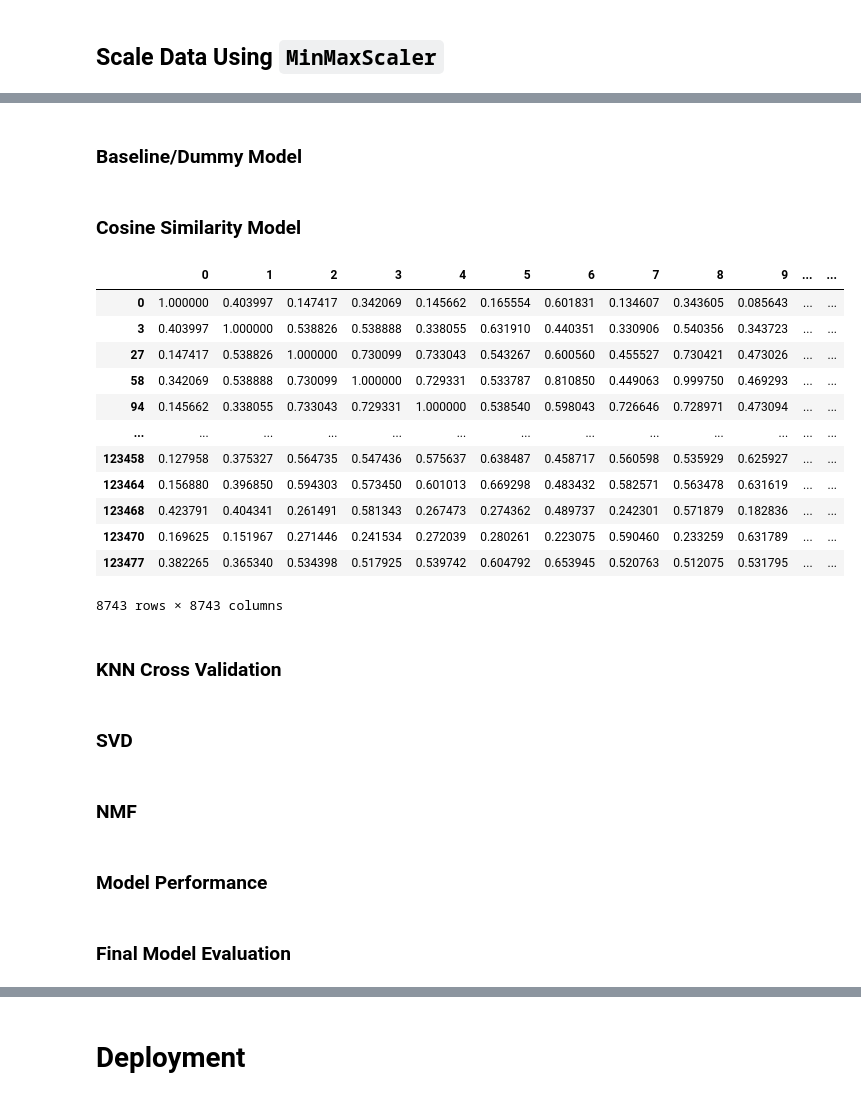
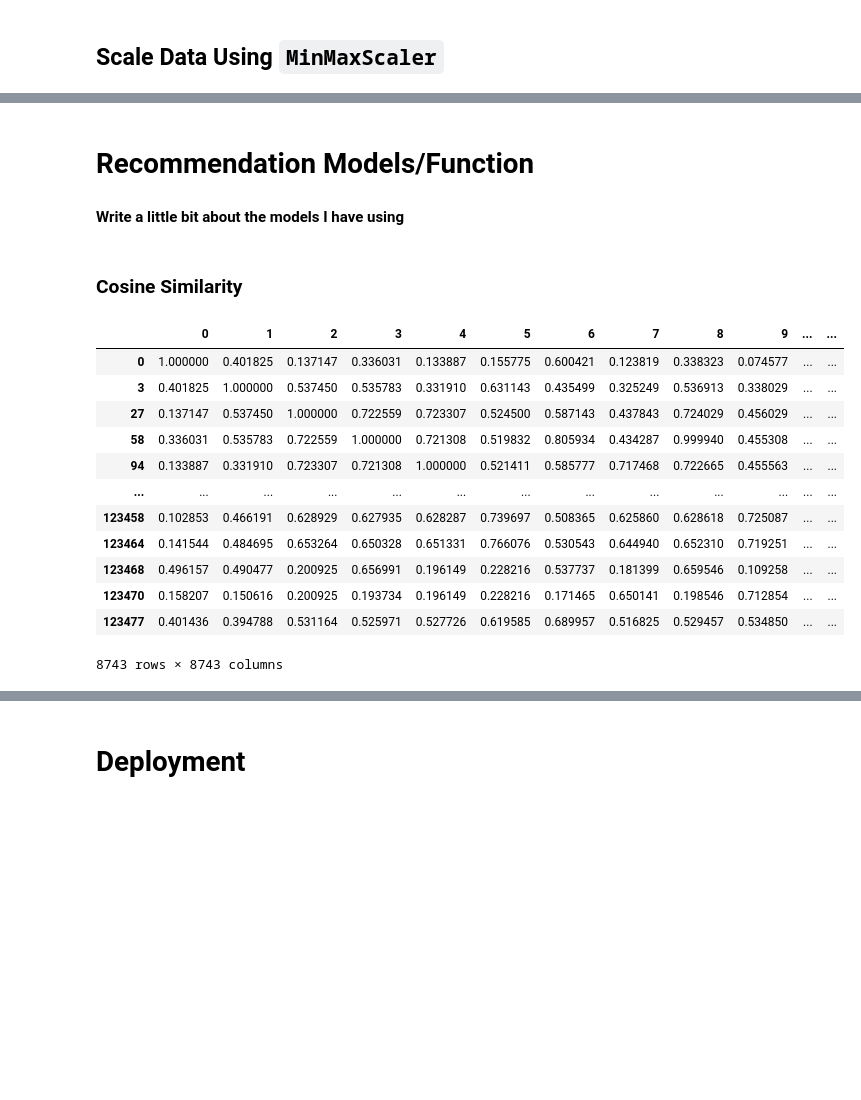
Before and after one commit to jsiddiqui85/Capstone_Recommendation_System, a Jupyter notebook: Workspace/Amazon_Prime_Video_Initial_EDA.ipynb, the cells around one changed output, grey strips where cells are left out. Saved outputs shown, nothing was run; the diff lists cells and outputs as text; code cells hidden in the pictures; blank space fills up the shorter version.

```diff
--- a/Workspace/Amazon_Prime_Video_Initial_EDA.ipynb
+++ b/Workspace/Amazon_Prime_Video_Initial_EDA.ipynb
@@ -576,5 +582,5 @@ imdb_imputed = imputer.fit_transform(imdb_df)
 # %%
 # Reassign final dataframe with imputed column
-final_movies_df['imdb_score'] = imdb_imputed
+model_df['imdb_score'] = imdb_imputed
 # %%
 # Sanity check to ensure all of the nulls have been imputed
@@ -595,9 +597,10 @@ Since a lot of the information in `cos_model_df` are in different scales, I am g
 # Instantiate MinMaxScaler
 scaler = MinMaxScaler()
 # %%
+# Create a cols variable with the imdb_score column
+cols = ['imdb_score']
 # Fit and transform on training data
-scaled = scaler.fit_transform(final_movies_df)
+scaled = scaler.fit_transform(model_df[cols])
 # %%
 # Create new dataframe using scaled data
-scaled_df = pd.DataFrame(data=scaled, index=final_movies_df.index)
-scaled_df
+scaled_column_df = pd.DataFrame(data=scaled, index=model_df.index)
@@ -620,32 +607,27 @@ scaled_df
-# %% [markdown]
-### Baseline/Dummy Model
+# %%
+# Add the scaled imdb_score column back into the main DataFrame
+model_df['imdb_score'] = scaled_column_df
+# %% [markdown]
+# Recommendation Models/Function
+# %% [markdown]
+**Write a little bit about the models I have using**
 # %% [markdown]
-### Cosine Similarity Model
+### Cosine Similarity
 # %%
-cosine = cosine_similarity(scaled_df)
-cosine_df = pd.DataFrame(data=cosine, index=scaled_df.index)
+cosine = cosine_similarity(model_df)
+cosine_df = pd.DataFrame(data=cosine, index=model_df.index)
 cosine_df
 # %% [output]
 |  | 0 | 1 | 2 | 3 | 4 | 5 | 6 | 7 | 8 | 9 | ... | ... |
-| 0 | 1.000000 | 0.403997 | 0.147417 | 0.342069 | 0.145662 | 0.165554 | 0.601831 | 0.134607 | 0.343605 | 0.085643 | ... | ... |
-| 3 | 0.403997 | 1.000000 | 0.538826 | 0.538888 | 0.338055 | 0.631910 | 0.440351 | 0.330906 | 0.540356 | 0.343723 | ... | ... |
-| 27 | 0.147417 | 0.538826 | 1.000000 | 0.730099 | 0.733043 | 0.543267 | 0.600560 | 0.455527 | 0.730421 | 0.473026 | ... | ... |
-| 58 | 0.342069 | 0.538888 | 0.730099 | 1.000000 | 0.729331 | 0.533787 | 0.810850 | 0.449063 | 0.999750 | 0.469293 | ... | ... |
-| 94 | 0.145662 | 0.338055 | 0.733043 | 0.729331 | 1.000000 | 0.538540 | 0.598043 | 0.726646 | 0.728971 | 0.473094 | ... | ... |
+| 0 | 1.000000 | 0.401825 | 0.137147 | 0.336031 | 0.133887 | 0.155775 | 0.600421 | 0.123819 | 0.338323 | 0.074577 | ... | ... |
+| 3 | 0.401825 | 1.000000 | 0.537450 | 0.535783 | 0.331910 | 0.631143 | 0.435499 | 0.325249 | 0.536913 | 0.338029 | ... | ... |
+| 27 | 0.137147 | 0.537450 | 1.000000 | 0.722559 | 0.723307 | 0.524500 | 0.587143 | 0.437843 | 0.724029 | 0.456029 | ... | ... |
+| 58 | 0.336031 | 0.535783 | 0.722559 | 1.000000 | 0.721308 | 0.519832 | 0.805934 | 0.434287 | 0.999940 | 0.455308 | ... | ... |
+| 94 | 0.133887 | 0.331910 | 0.723307 | 0.721308 | 1.000000 | 0.521411 | 0.585777 | 0.717468 | 0.722665 | 0.455563 | ... | ... |
 | ... | ... | ... | ... | ... | ... | ... | ... | ... | ... | ... | ... | ... |
-| 123458 | 0.127958 | 0.375327 | 0.564735 | 0.547436 | 0.575637 | 0.638487 | 0.458717 | 0.560598 | 0.535929 | 0.625927 | ... | ... |
-| 123464 | 0.156880 | 0.396850 | 0.594303 | 0.573450 | 0.601013 | 0.669298 | 0.483432 | 0.582571 | 0.563478 | 0.631619 | ... | ... |
-| 123468 | 0.423791 | 0.404341 | 0.261491 | 0.581343 | 0.267473 | 0.274362 | 0.489737 | 0.242301 | 0.571879 | 0.182836 | ... | ... |
-| 123470 | 0.169625 | 0.151967 | 0.271446 | 0.241534 | 0.272039 | 0.280261 | 0.223075 | 0.590460 | 0.233259 | 0.631789 | ... | ... |
-| 123477 | 0.382265 | 0.365340 | 0.534398 | 0.517925 | 0.539742 | 0.604792 | 0.653945 | 0.520763 | 0.512075 | 0.531795 | ... | ... |
+| 123458 | 0.102853 | 0.466191 | 0.628929 | 0.627935 | 0.628287 | 0.739697 | 0.508365 | 0.625860 | 0.628618 | 0.725087 | ... | ... |
+| 123464 | 0.141544 | 0.484695 | 0.653264 | 0.650328 | 0.651331 | 0.766076 | 0.530543 | 0.644940 | 0.652310 | 0.719251 | ... | ... |
+| 123468 | 0.496157 | 0.490477 | 0.200925 | 0.656991 | 0.196149 | 0.228216 | 0.537737 | 0.181399 | 0.659546 | 0.109258 | ... | ... |
+| 123470 | 0.158207 | 0.150616 | 0.200925 | 0.193734 | 0.196149 | 0.228216 | 0.171465 | 0.650141 | 0.198546 | 0.712854 | ... | ... |
+| 123477 | 0.401436 | 0.394788 | 0.531164 | 0.525971 | 0.527726 | 0.619585 | 0.689957 | 0.516825 | 0.529457 | 0.534850 | ... | ... |
 8743 rows × 8743 columns
-# %% [markdown]
-### KNN Cross Validation
-# %% [markdown]
-### SVD
-# %% [markdown]
-### NMF
-# %% [markdown]
-### Model Performance
-# %% [markdown]
-### Final Model Evaluation
```
Also changed, not shown: parts of 34 cells of this notebook.
